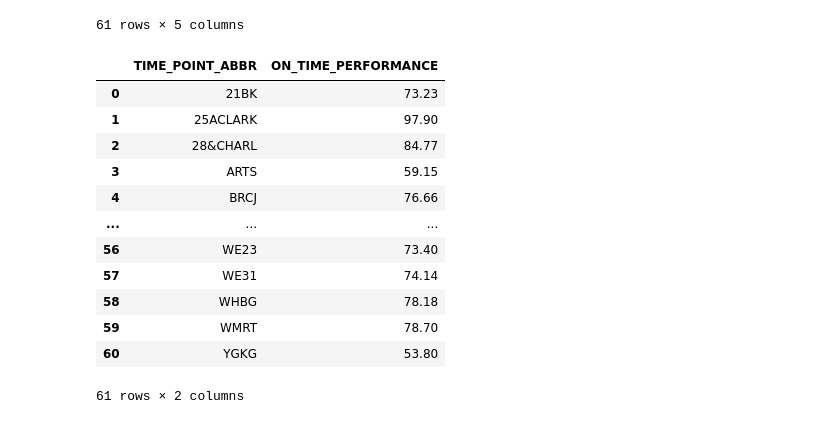
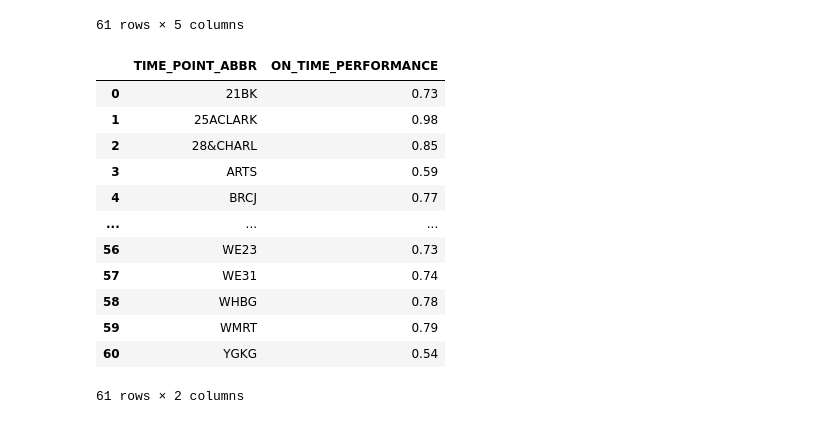
Before and after one commit to NSS-Data-Analytics-Cohort-11/wego-boomers, a Jupyter notebook: notebooks/WeGo.ipynb, the cells around one changed output. Saved outputs shown, nothing was run; the diff lists cells and outputs as text; code cells hidden in the pictures.

```diff
--- a/notebooks/WeGo.ipynb
+++ b/notebooks/WeGo.ipynb
@@ -257,19 +255,19 @@ wego.groupby('TIME_POINT_ABBR')['HDWY_DEV_PERC'].agg(['min', 'mean', 'median', '
 61 rows × 5 columns
 # %%
 # On time performance
-((wego.groupby('TIME_POINT_ABBR')['ADJUSTED_ONTIME_COUNT'].sum() /
- wego.groupby('TIME_POINT_ABBR').size()) * 100).to_frame().reset_index().rename(columns={0: 'ON_TIME_PERFORMANCE'})
+wego.groupby('TIME_POINT_ABBR')['ADJUSTED_ONTIME_COUNT'].mean()\
+    .to_frame().reset_index().rename(columns={'ADJUSTED_ONTIME_COUNT': 'ON_TIME_PERFORMANCE'})
 # %% [output]
 |  | TIME_POINT_ABBR | ON_TIME_PERFORMANCE |
-| 0 | 21BK | 73.23 |
-| 1 | 25ACLARK | 97.90 |
-| 2 | 28&CHARL | 84.77 |
-| 3 | ARTS | 59.15 |
-| 4 | BRCJ | 76.66 |
+| 0 | 21BK | 0.73 |
+| 1 | 25ACLARK | 0.98 |
+| 2 | 28&CHARL | 0.85 |
+| 3 | ARTS | 0.59 |
+| 4 | BRCJ | 0.77 |
 | ... | ... | ... |
-| 56 | WE23 | 73.40 |
-| 57 | WE31 | 74.14 |
-| 58 | WHBG | 78.18 |
-| 59 | WMRT | 78.70 |
-| 60 | YGKG | 53.80 |
+| 56 | WE23 | 0.73 |
+| 57 | WE31 | 0.74 |
+| 58 | WHBG | 0.78 |
+| 59 | WMRT | 0.79 |
+| 60 | YGKG | 0.54 |
 61 rows × 2 columns
```
Also changed, not shown: parts of 27 cells of this notebook.
